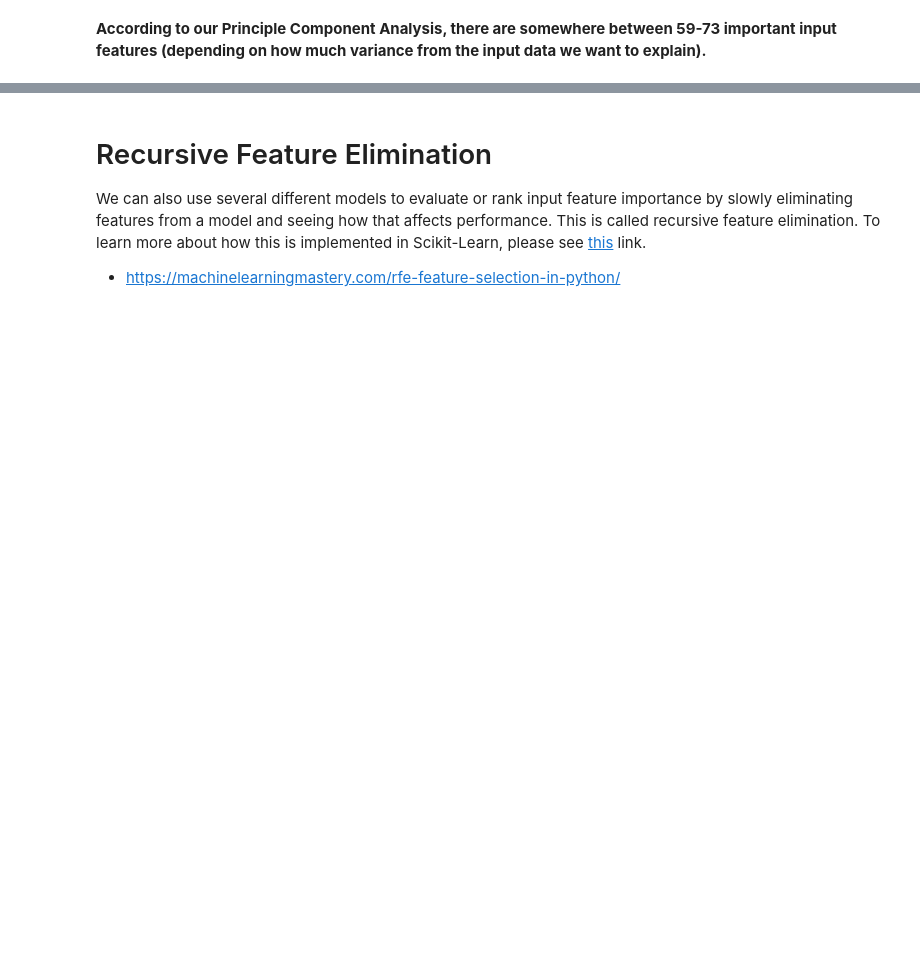
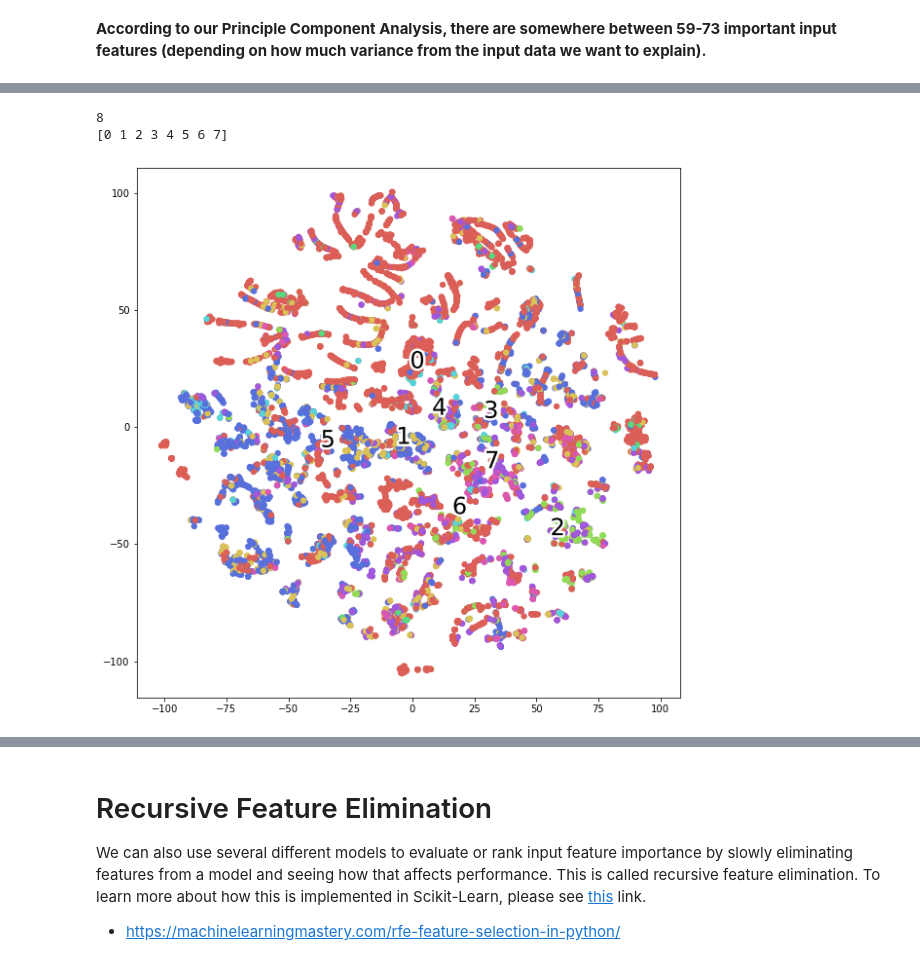
Before and after one commit to NVE/avalanche_ml, a Jupyter notebook: notebooks/analysis/1_feature_reduction.ipynb, the cells around one changed output, grey strips where cells are left out. Drawn from its saved outputs; the diff is of its cells as text; code cells hidden in the pictures; blank space fills up the shorter version.

```diff
--- a/notebooks/analysis/1_feature_reduction.ipynb
+++ b/notebooks/analysis/1_feature_reduction.ipynb
@@ -471,0 +499,2 @@ keep_columns_rf
+# %%
+tsne = TSNE(random_state=42).fit_transform(X)
@@ -471,0 +515,42 @@ keep_columns_rf
+# %%
+def plot_data_clusters(x, colors):
+    # 0 -> len(y.columns), encoding column names to numbers
+    num_classes = len(np.unique(colors))
+
+    # choose a color palette with seaborn.
+    palette = np.array(sns.color_palette("hls", num_classes))
+
+    # create a scatter plot.
+    f = plt.figure(figsize=(10, 10))
+    ax = plt.subplot(aspect='equal')
+
+    print(num_classes)
+    print(np.unique(colors.astype(int)))
+    sc = ax.scatter(x[:, 0], x[:, 1], lw=0, s=40, c=palette[colors.astype(np.int)])
+
+    # add the labels for each digit corresponding to the label
+    txts = []
+
+    for i in range(num_classes):
+        # position of each label at median of data points.
+        xtext, ytext = np.median(x[colors == i, :], axis=0)
+        txt = ax.text(xtext, ytext, str(i), fontsize=24)
+        txt.set_path_effects([
+            PathEffects.Stroke(linewidth=5, foreground="w"),
+            PathEffects.Normal()])
+        txts.append(txt)
+
+    ax.axis('tight')
+    plt.show()
+# %%
+#'CLASS_danger_level'
+#'CLASS_problem_1'
+#'CLASS_problem_2'
+#'CLASS_new-loose_prob'
+#'CLASS_new-slab_prob'
+
+plot_data_clusters(tsne, y['CLASS_problem_2'].values)
+# %% [output]
+8
+[0 1 2 3 4 5 6 7]
+[figure, added]
```
Also changed, not shown: parts of 30 cells of this notebook, 3 other files.
